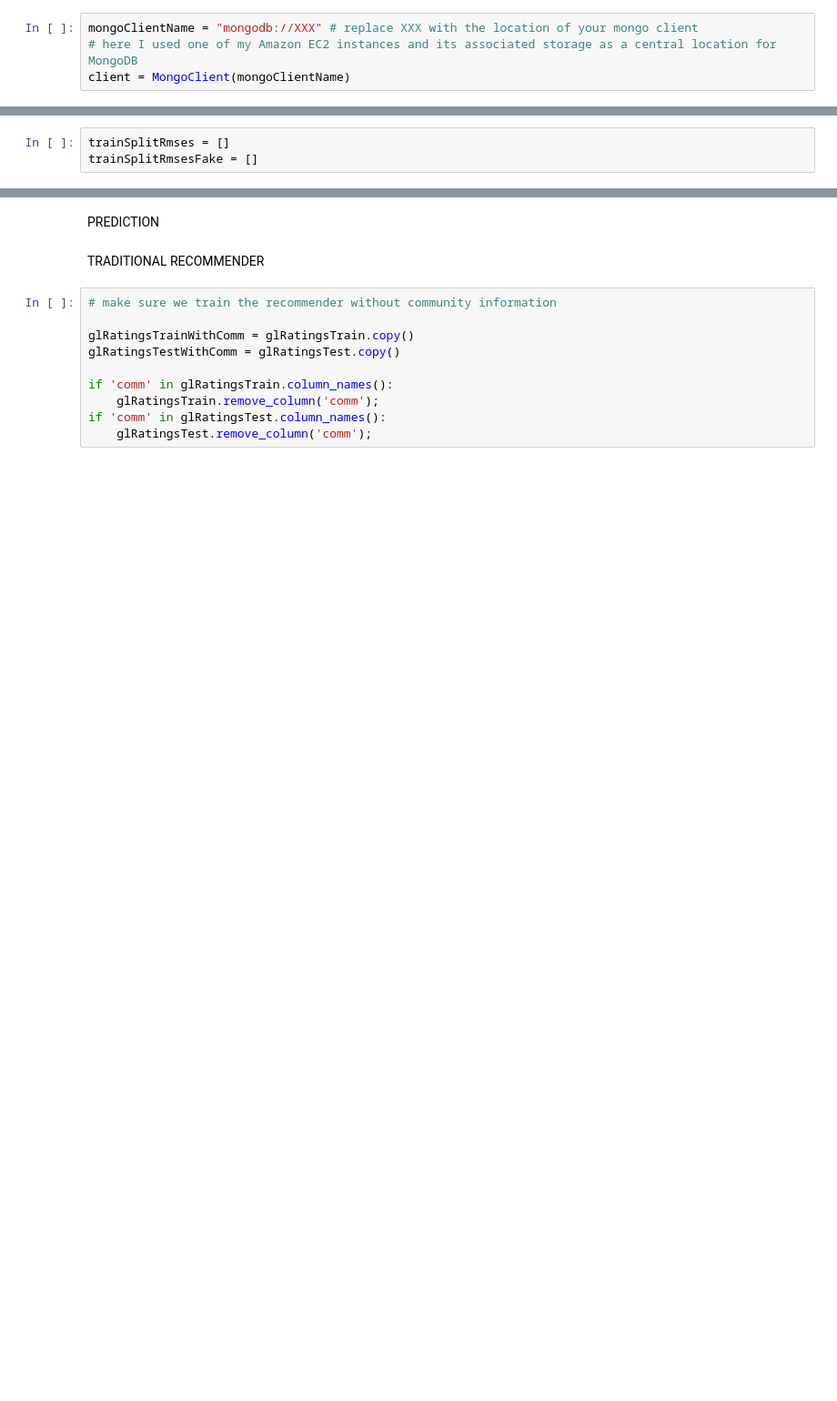
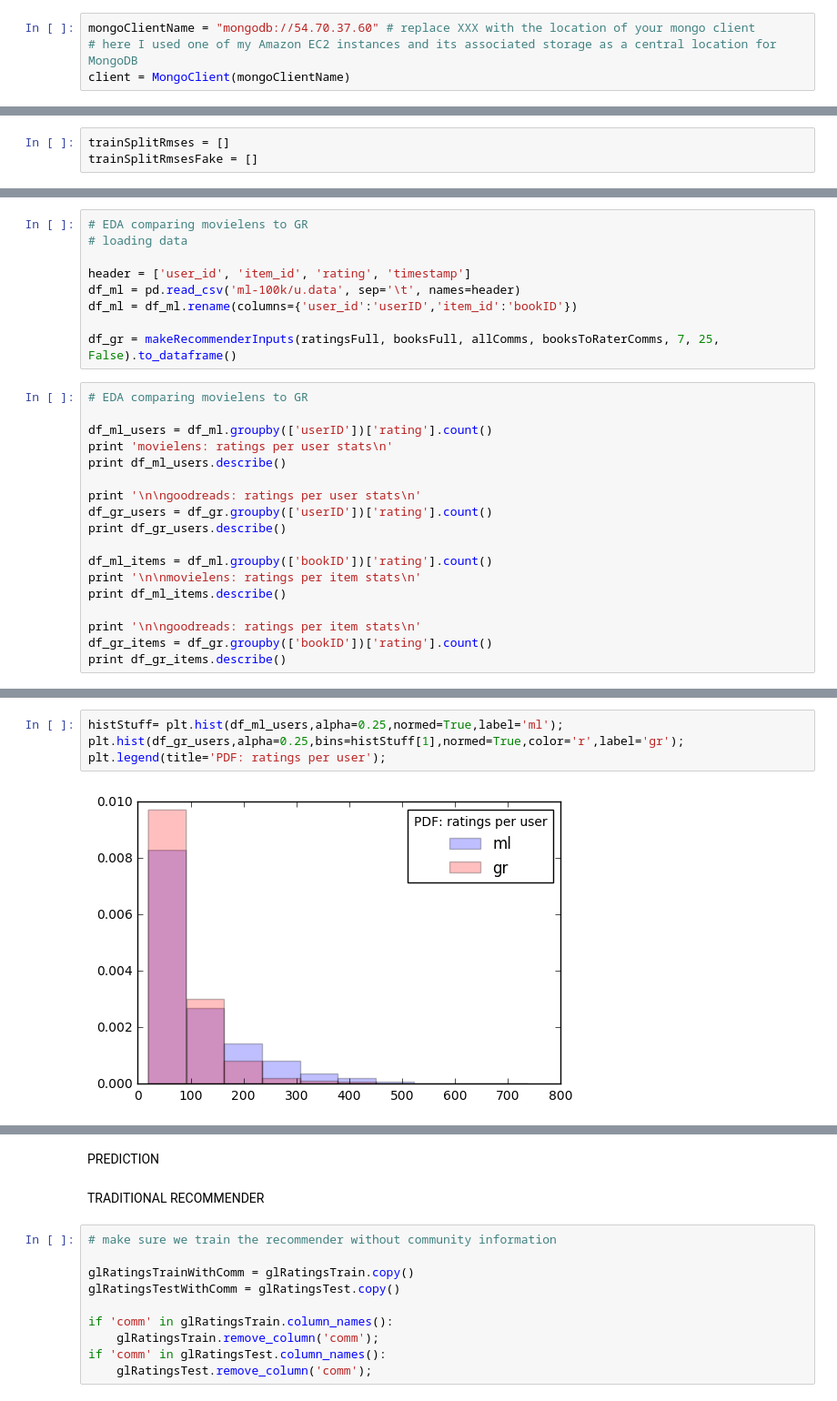
Before and after one commit to rfriel/goodreads_rating_prediction, a Jupyter notebook: src/modeling.ipynb, the cells around one changed output, grey strips where cells are left out. Shown at 91% size. Cells and saved outputs as stored; diff of their text form; blank space fills up the shorter version.

```diff
--- a/src/modeling.ipynb
+++ b/src/modeling.ipynb
@@ -29,7 +31,7 @@ This non-commercial license of GraphLab Create for academic use is assigned to r
 # %% [markdown]
 SETTING UP DATA FOR PREDICTION
 # %%
-mongoClientName = "mongodb://XXX" # replace XXX with the location of your mongo client
+mongoClientName = "mongodb://54.70.37.60" # replace XXX with the location of your mongo client
 # here I used one of my Amazon EC2 instances and its associated storage as a central location for MongoDB
 client = MongoClient(mongoClientName)
 # %%
@@ -87,3 +92,30 @@ glRatingsTest = glRatingsTest[glRatingsTest['comm'].apply(lambda x: outlierDict[
 '''
 # %% [output]
 "\n\nglRatingsTrain, glRatingsTest = makeRecommenderInputs(ratingsFull, booksFull, allComms, booksToRaterComms, 20, 20,                                                     True, datetime.strptime('Apr ...
+# %%
+# EDA comparing movielens to GR
+# loading data
+
+header = ['user_id', 'item_id', 'rating', 'timestamp']
+df_ml = pd.read_csv('ml-100k/u.data', sep='\t', names=header)
+df_ml = df_ml.rename(columns={'user_id':'userID','item_id':'bookID'})
+
+df_gr = makeRecommenderInputs(ratingsFull, booksFull, allComms, booksToRaterComms, 7, 25, False).to_dataframe()
+# %%
+# EDA comparing movielens to GR
+
+df_ml_users = df_ml.groupby(['userID'])['rating'].count()
+print 'movielens: ratings per user stats\n'
+print df_ml_users.describe()
+
+print '\n\ngoodreads: ratings per user stats\n'
+df_gr_users = df_gr.groupby(['userID'])['rating'].count()
+print df_gr_users.describe()
+
+df_ml_items = df_ml.groupby(['bookID'])['rating'].count()
+print '\n\nmovielens: ratings per item stats\n'
+print df_ml_items.describe()
+
+print '\n\ngoodreads: ratings per item stats\n'
+df_gr_items = df_gr.groupby(['bookID'])['rating'].count()
+print df_gr_items.describe()
@@ -89,0 +140,6 @@ glRatingsTest = glRatingsTest[glRatingsTest['comm'].apply(lambda x: outlierDict[
+# %%
+histStuff= plt.hist(df_ml_users,alpha=0.25,normed=True,label='ml');
+plt.hist(df_gr_users,alpha=0.25,bins=histStuff[1],normed=True,color='r',label='gr');
+plt.legend(title='PDF: ratings per user');
+# %% [output]
+[figure, added]
```
Also changed, not shown: parts of 51 cells of this notebook, 2 other files.
